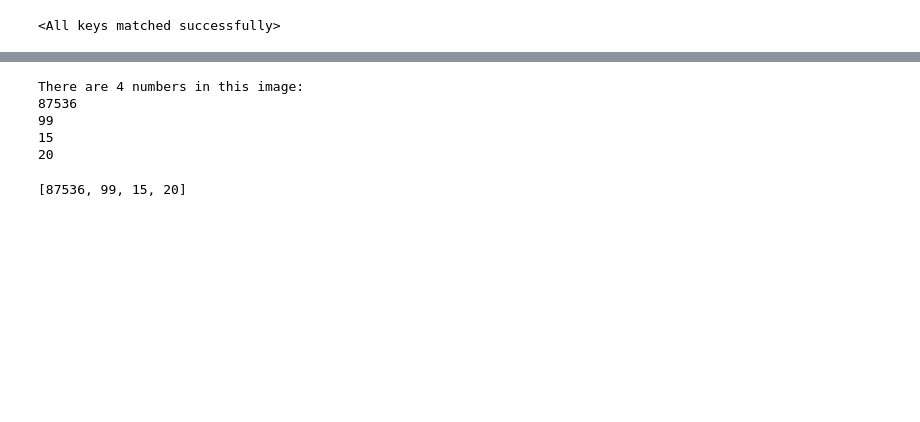
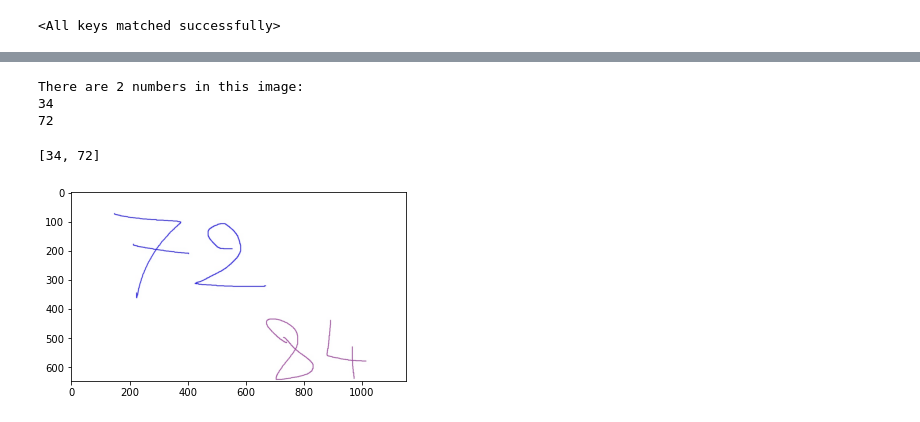
Before and after one commit to Idriss-Malek/number_recognition, a Jupyter notebook: image_preprocessing.ipynb, the cells around one changed output, grey strips where cells are left out. Cells and saved outputs as stored; diff of their text form; code cells hidden in the pictures; blank space fills up the shorter version.

Commit message:
changed clustering procedure, added examples, changed model weights

```diff
--- a/image_preprocessing.ipynb
+++ b/image_preprocessing.ipynb
@@ -27,20 +28,20 @@ class digitRecognizer(nn.Module):
         return x
 
 model = digitRecognizer()
-model.load_state_dict(torch.load('nist_model'))
+model.load_state_dict(torch.load('nist_model2'))
 # %% [output]
 <All keys matched successfully>
 # %%
 #preprocessing images of digits for better recognition
+padding=9
 transform = transforms.Compose([
     transforms.ToPILImage(),
-    transforms.Resize((10,10)),
+    transforms.Resize((28-padding*2,28-padding*2)),
     transforms.Grayscale(num_output_channels=1),
     transforms.ToTensor(),
     transforms.Normalize(mean=[0.5], std=[0.5])
 ])
 def process(image,x,y,w,h):
-    padding=9
     threshold=0.95
     result = image[y:y+h, x:x+w]
     result=F.pad(transform(torch.from_numpy(result).unsqueeze(0)).squeeze(), (padding, padding, padding, padding), mode='constant',value=1.)
@@ -54,6 +55,7 @@ def read(img):
         image = cv2.imread(img)
     else:
         image=img
+    plt.imshow(image)
     #grayscaling and threshold
     img_grey = cv2.cvtColor(image, cv2.COLOR_BGR2GRAY)
     ret, thresh = cv2.threshold(img_grey, 200, 255, cv2.THRESH_BINARY)
@@ -75,8 +77,10 @@ def read(img):
     for (x,y,w,h) in rectangles:
         centers.append((x+(h+w)/2,y+(h+w)/2))
     #detecting bounding boxes that are too close using dbscan clustering to detect digits that are from the same multi-digit number
-    w_mean=np.array([w for (x,y,w,h) in rectangles]).mean()
-    dbscan = DBSCAN(eps=2.1*w_mean, min_samples=0)
+    nn=NearestNeighbors(2,radius=np.inf)
+    nn.fit(np.array(centers))
+    w_mean=np.array([np.abs(center[0]-centers[nn.kneighbors(np.array(center).reshape(1,-1))[1][0][1]][0]) for center in centers]).mean()
+    dbscan = DBSCAN(eps=1.5*w_mean, min_samples=1)
     labels = dbscan.fit_predict(centers)
     #There are len(labels.unique()) numbers in the image
     nbr=len(set(labels))
@@ -107,9 +118,8 @@ def read(img):
 # %%
-read('example.jpg')
+read('example2.jpg')
 # %% [output]
-There are 4 numbers in this image:
-87536
-99
-15
-20
+There are 2 numbers in this image:
+34
+72
-[87536, 99, 15, 20]
+[34, 72]
+[figure, added]
```
Also changed, not shown: parts of 3 cells of this notebook, 5 other files.
